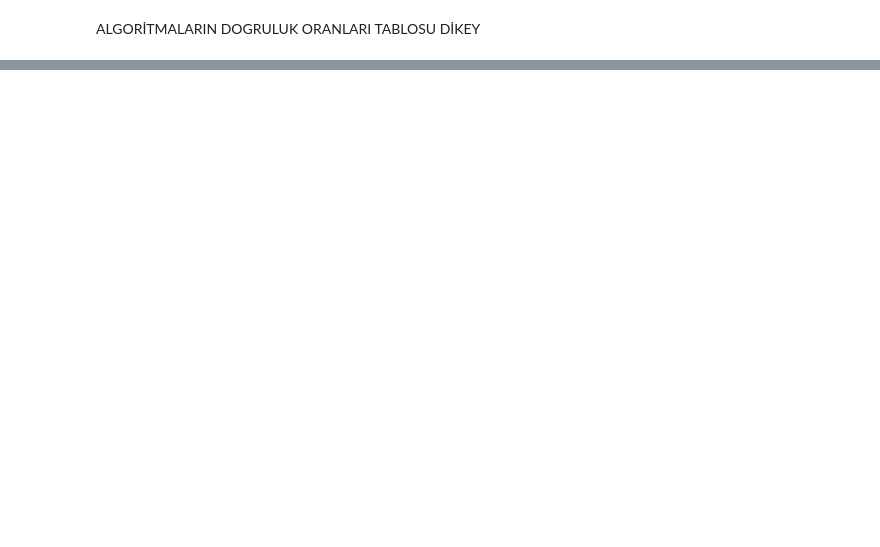
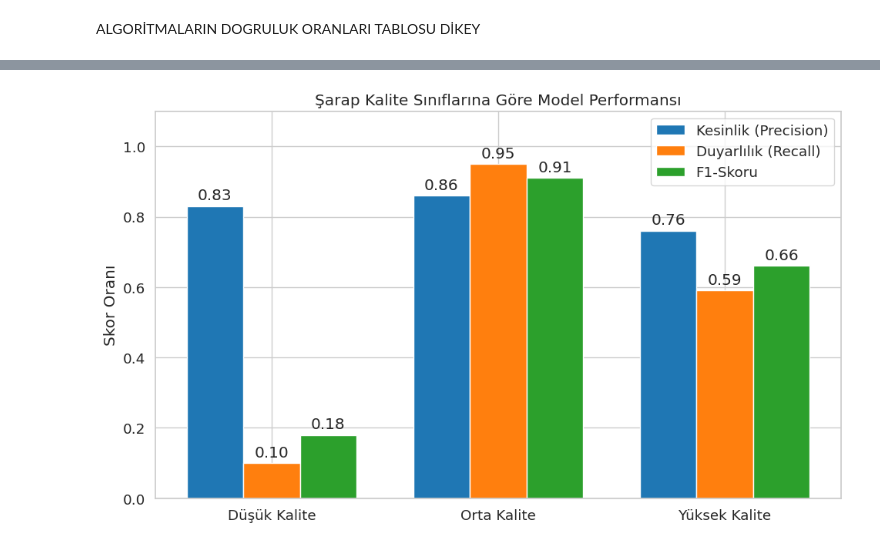
Before and after one commit to sudeozby/Wine-Quality-Classification, a Jupyter notebook: Wine_Quality_Analysis_Colab.ipynb, the cells around one changed output, grey strips where cells are left out. Cells and saved outputs as stored; diff of their text form; code cells hidden in the pictures; blank space fills up the shorter version.

```diff
--- a/Wine_Quality_Analysis_Colab.ipynb
+++ b/Wine_Quality_Analysis_Colab.ipynb
@@ -1495,0 +1521,46 @@ plt.show()
+# %%
+import matplotlib.pyplot as plt
+import numpy as np
+
+# Sınıflar ve metrikleri hazırlıyoruz (df_ann_sonuc tablonu kullanır)
+labels = ['Düşük Kalite', 'Orta Kalite', 'Yüksek Kalite']
+precision = [0.83, 0.86, 0.76]  # RF değerlerini örnek aldım, kendi rakamlarını yazabilirsin
+recall = [0.10, 0.95, 0.59]
+f1 = [0.18, 0.91, 0.66]
+
+x = np.arange(len(labels))  # Etiket konumları
+width = 0.25  # Çubuk genişliği
+
+fig, ax = plt.subplots(figsize=(10, 6))
+
+# Çubukları çizdiriyoruz
+rects1 = ax.bar(x - width, precision, width, label='Kesinlik (Precision)', color='#1f77b4')
+rects2 = ax.bar(x, recall, width, label='Duyarlılık (Recall)', color='#ff7f0e')
+rects3 = ax.bar(x + width, f1, width, label='F1-Skoru', color='#2ca02c')
+
+# Başlıklar ve Etiketler
+ax.set_ylabel('Skor Oranı')
+ax.set_title('Şarap Kalite Sınıflarına Göre Model Performansı')
+ax.set_xticks(x)
+ax.set_xticklabels(labels)
+ax.legend()
+ax.set_ylim(0, 1.1) # Üstten biraz boşluk bırakalım
+
+# Çubukların üzerine rakamları yazdıralım
+def autolabel(rects):
+    for rect in rects:
+        height = rect.get_height()
+        ax.annotate(f'{height:.2f}',
+                    xy=(rect.get_x() + rect.get_width() / 2, height),
+                    xytext=(0, 3),
+                    textcoords="offset points",
+                    ha='center', va='bottom')
+
+autolabel(rects1)
+autolabel(rects2)
+autolabel(rects3)
+
+plt.tight_layout()
+plt.show()
+# %% [output]
+[figure, added]
```
Also changed, not shown: parts of 3 cells of this notebook.
